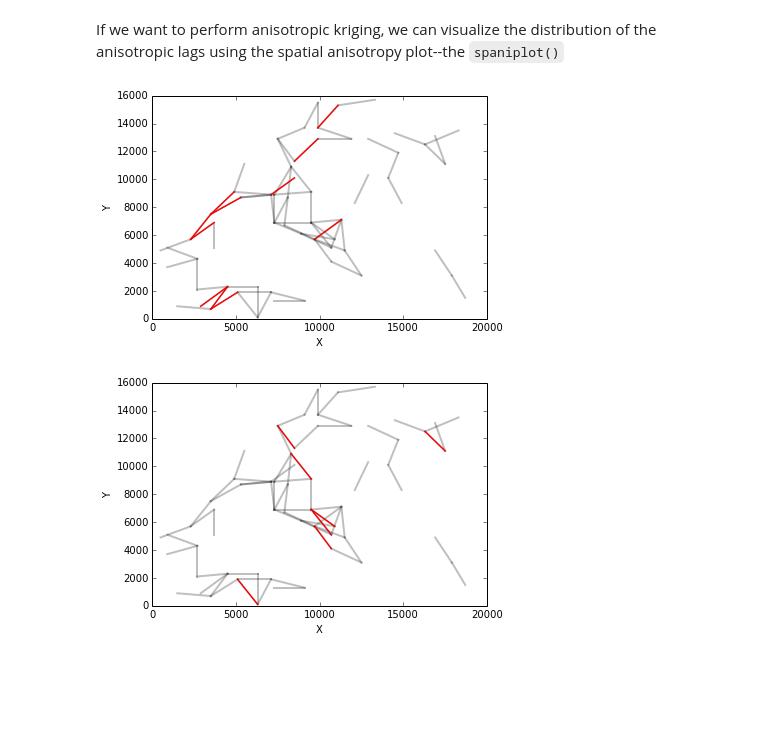
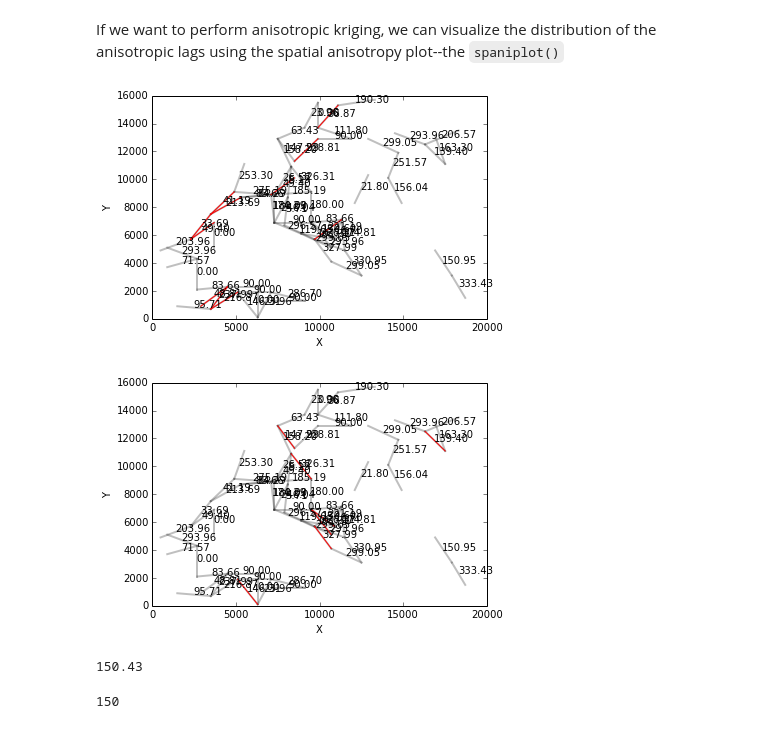
Before and after one commit to cjohnson318/geostatsmodels, a Jupyter notebook: notebooks/VariogramAnalysis.ipynb, the cells around one changed output. Cells and saved outputs as stored; diff of their text form; code cells hidden in the pictures; blank space fills up the shorter version.

Commit message:
Changed some function names in geoplot.py

```diff
--- a/notebooks/VariogramAnalysis.ipynb
+++ b/notebooks/VariogramAnalysis.ipynb
@@ -120,10 +120,18 @@ visualization.laghistogram( P, pw, lags, tolerance )
 # %% [markdown]
 If we want to perform anisotropic kriging, we can visualize the distribution of the anisotropic lags using the spatial anisotropy plot--the `spaniplot()`
 # %%
-visualization.spaniplot( P, pw, lag=2000, tol=250, angle=45, atol=15 )
+geoplot.anisotropiclags( P, pw, lag=2000, tol=250, angle=45, atol=15 )
 # %% [output]
-[figure, old version]
+[figure, new version]
 # %%
-visualization.spaniplot( P, pw, lag=2000, tol=250, angle=135, atol=15 )
+geoplot.anisotropiclags( P, pw, lag=2000, tol=250, angle=135, atol=15 )
 # %% [output]
-[figure, old version]
+[figure, new version]
+# %%
+(330.43+180)%360
+# %% [output]
+150.43
+# %%
+135+15
+# %% [output]
+150
```
Also changed, not shown: parts of 6 cells of this notebook, 3 other files.
